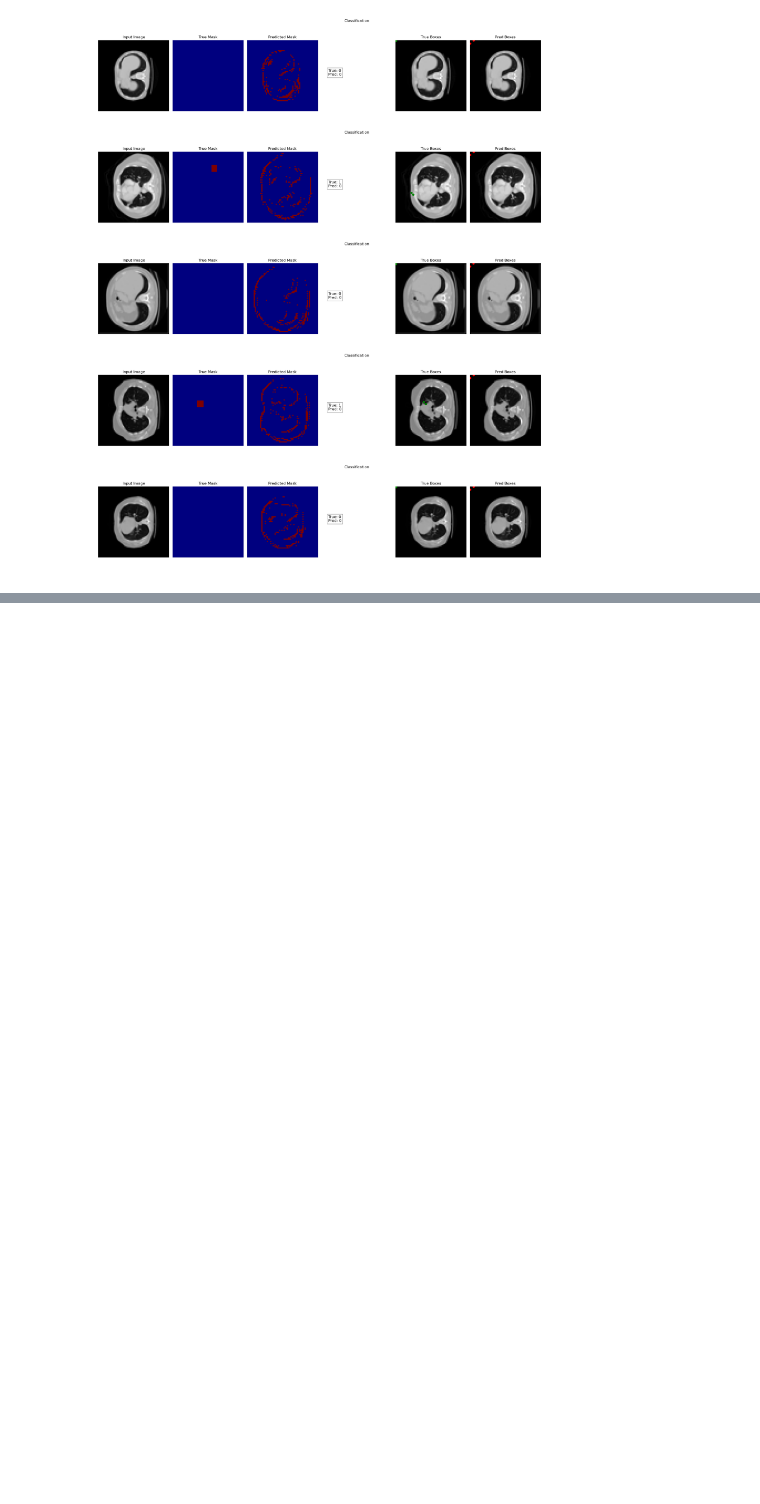
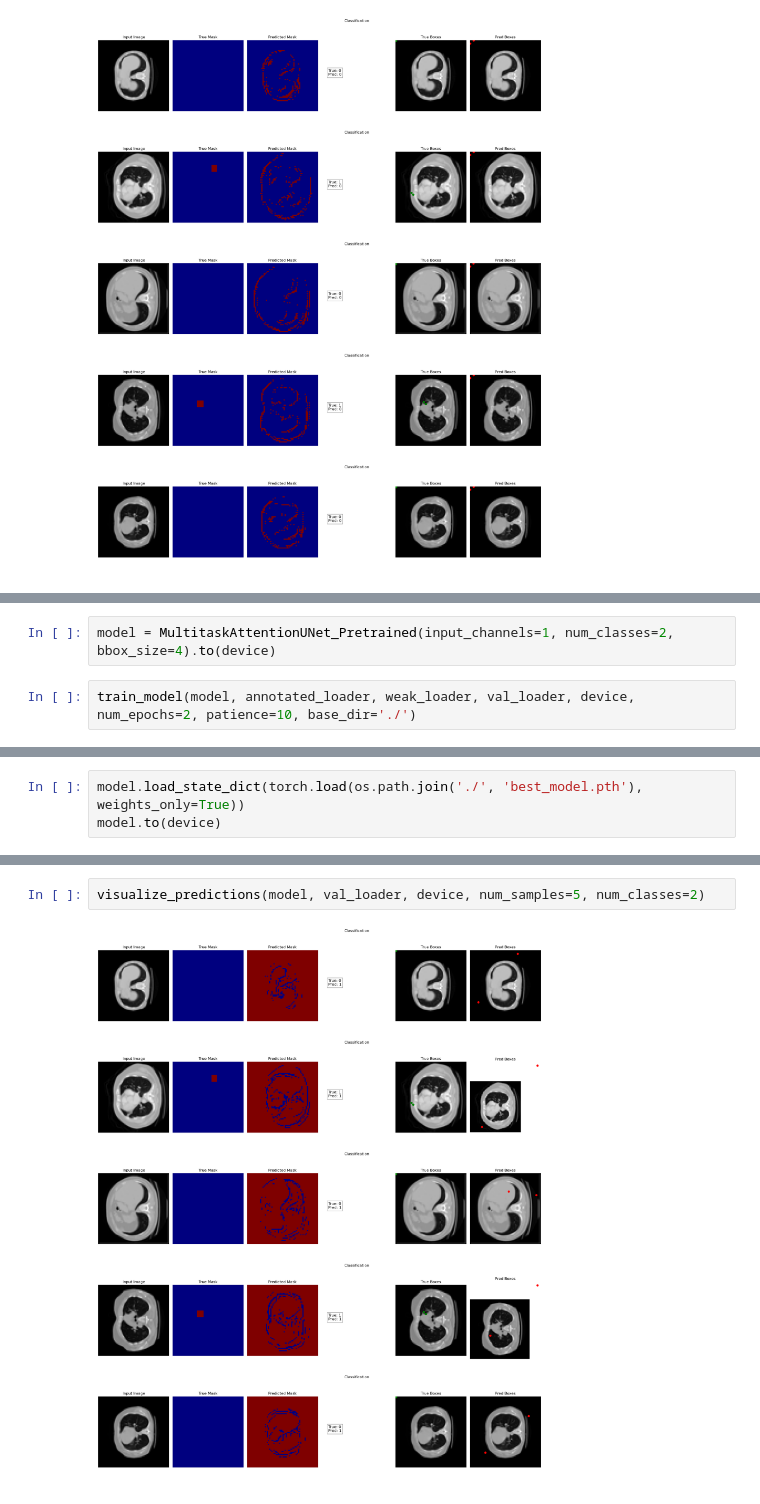
Before and after one commit to cloner174/UNetModel, a Jupyter notebook: index.ipynb, the cells around one changed output, grey strips where cells are left out. Saved outputs shown, nothing was run; the diff lists cells and outputs as text; blank space fills up the shorter version.

Commit message:
modified:   UNet.py 	modified:   index.ipynb 	new file:   weights/resnet34.pth

```diff
--- a/index.ipynb
+++ b/index.ipynb
@@ -78,0 +83,4 @@ visualize_predictions(model, val_loader, device, num_samples=5, num_classes=2)
+# %%
+model = MultitaskAttentionUNet_Pretrained(input_channels=1, num_classes=2, bbox_size=4).to(device)
+# %%
+train_model(model, annotated_loader, weak_loader, val_loader, device, num_epochs=2, patience=10, base_dir='./')
@@ -78,0 +91,3 @@ visualize_predictions(model, val_loader, device, num_samples=5, num_classes=2)
+# %%
+model.load_state_dict(torch.load(os.path.join('./', 'best_model.pth'), weights_only=True))
+model.to(device)
@@ -78,0 +112,4 @@ visualize_predictions(model, val_loader, device, num_samples=5, num_classes=2)
+# %%
+visualize_predictions(model, val_loader, device, num_samples=5, num_classes=2)
+# %% [output]
+[figure, added]
```
Also changed, not shown: parts of 6 cells of this notebook, 2 other files.
